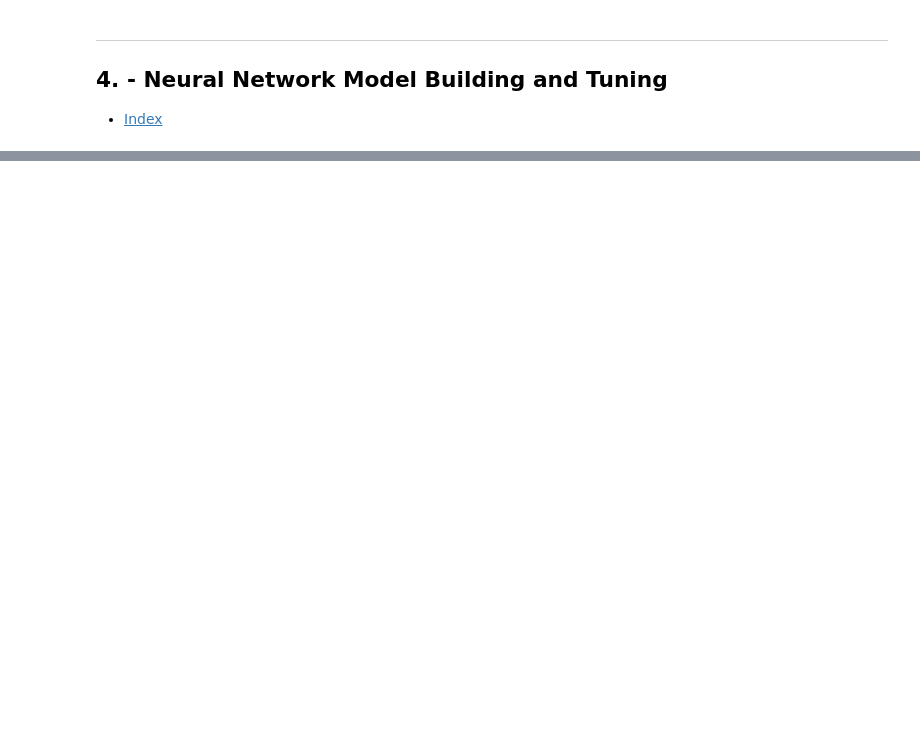
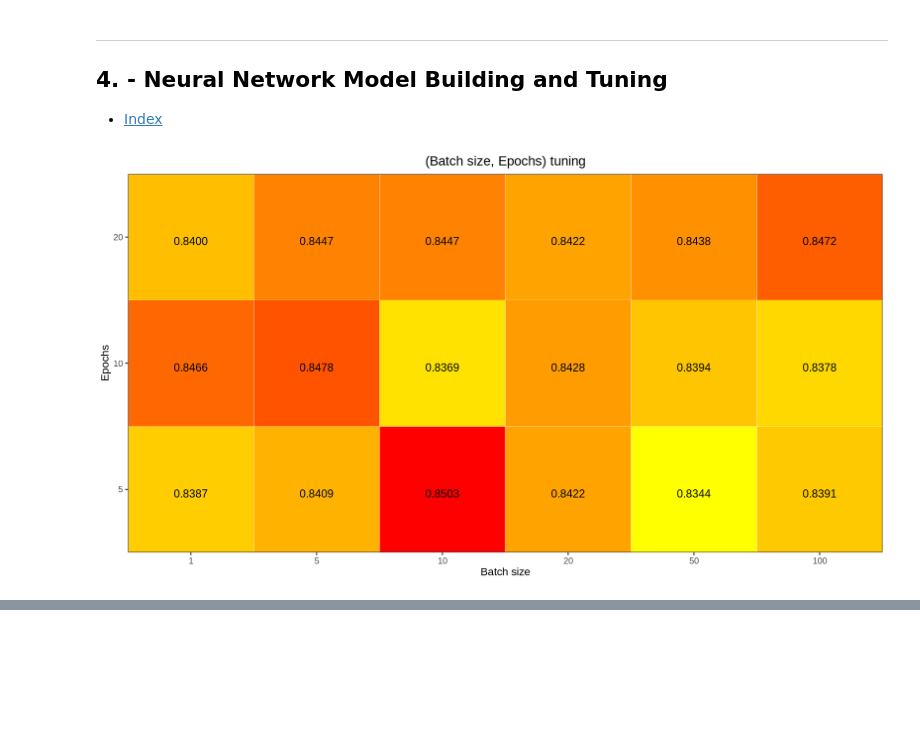
Before and after one commit to mastrovalentz/Adv_Stat_Final_Project, a Jupyter notebook: presentation/presentation.ipynb, the cells around one changed output, grey strips where cells are left out. Saved outputs shown, nothing was run; the diff lists cells and outputs as text; code cells hidden in the pictures; blank space fills up the shorter version.

```diff
--- a/presentation/presentation.ipynb
+++ b/presentation/presentation.ipynb
@@ -369,3 +373,8 @@ plot_cutted_dataset(12, 6, 200)
 ***
 ## 4. - Neural Network Model Building and Tuning <a class="anchor" id="AS4PA_FP.4."></a>
 * [Index](#FP.i)
+# %%
+source("../code/plot_grid_accuracies.R")
+plot_batch_epochs_grid("../Tuner_Results/Batch_Epochs/Grid_Batch_Epochs.txt", 11, 6, 150)
+# %% [output]
+[figure, added]
```
Also changed, not shown: parts of 5 cells of this notebook, 1 other file.
